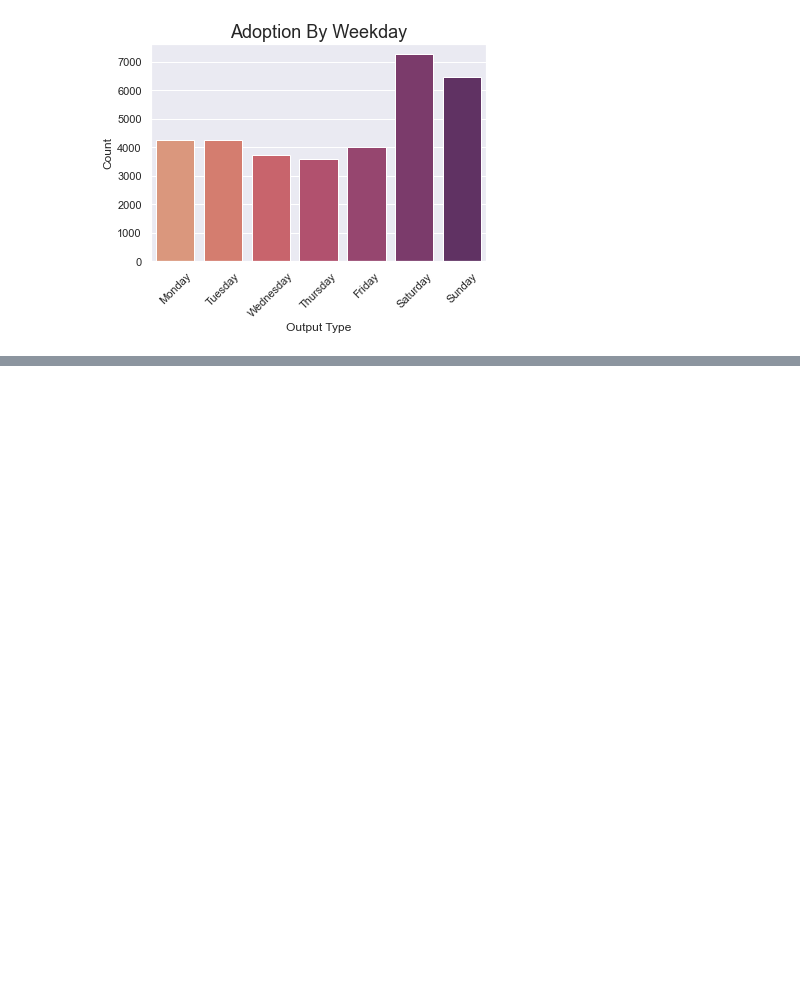
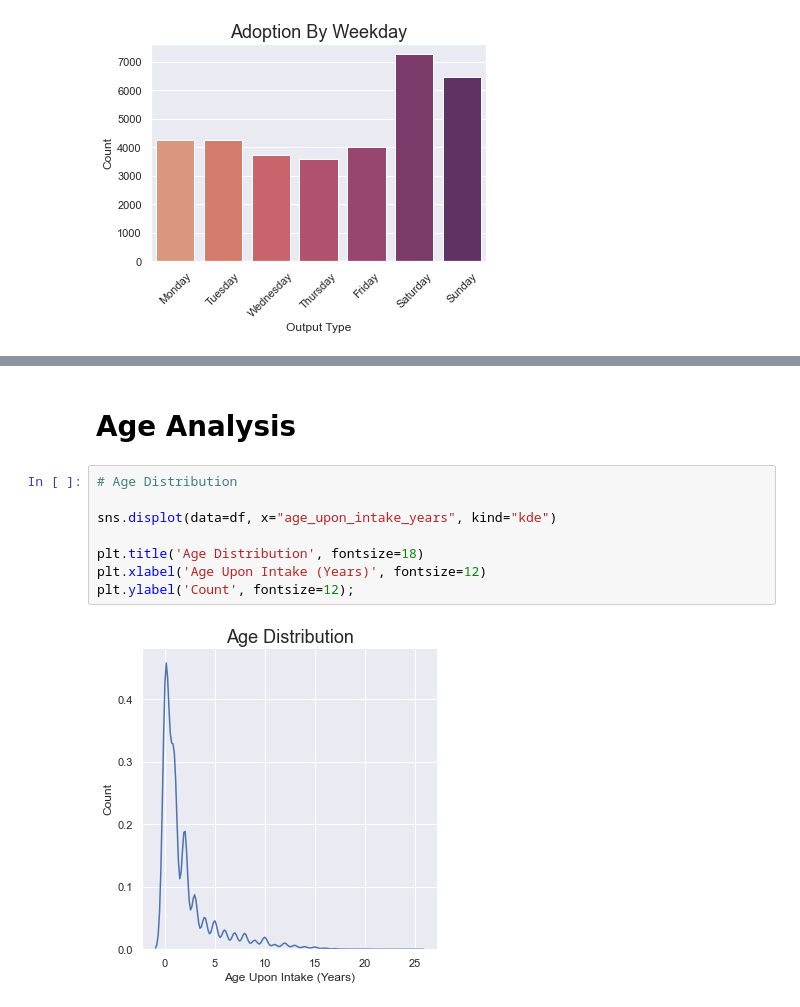
Before and after one commit to hookjamesa/austin_animal_shelter_analysis, a Jupyter notebook: visual_analysis.ipynb, the cells around one changed output, grey strips where cells are left out. Cells and saved outputs as stored; diff of their text form; blank space fills up the shorter version.

```diff
--- a/visual_analysis.ipynb
+++ b/visual_analysis.ipynb
@@ -249,0 +274,12 @@ plt.ylabel('Count', fontsize=12);
+# %% [markdown]
+# Age Analysis
+# %%
+# Age Distribution
+
+sns.displot(data=df, x="age_upon_intake_years", kind="kde")
+
+plt.title('Age Distribution', fontsize=18)
+plt.xlabel('Age Upon Intake (Years)', fontsize=12)
+plt.ylabel('Count', fontsize=12);
+# %% [output]
+[figure, added]
```
Also changed, not shown: parts of 9 cells of this notebook.
